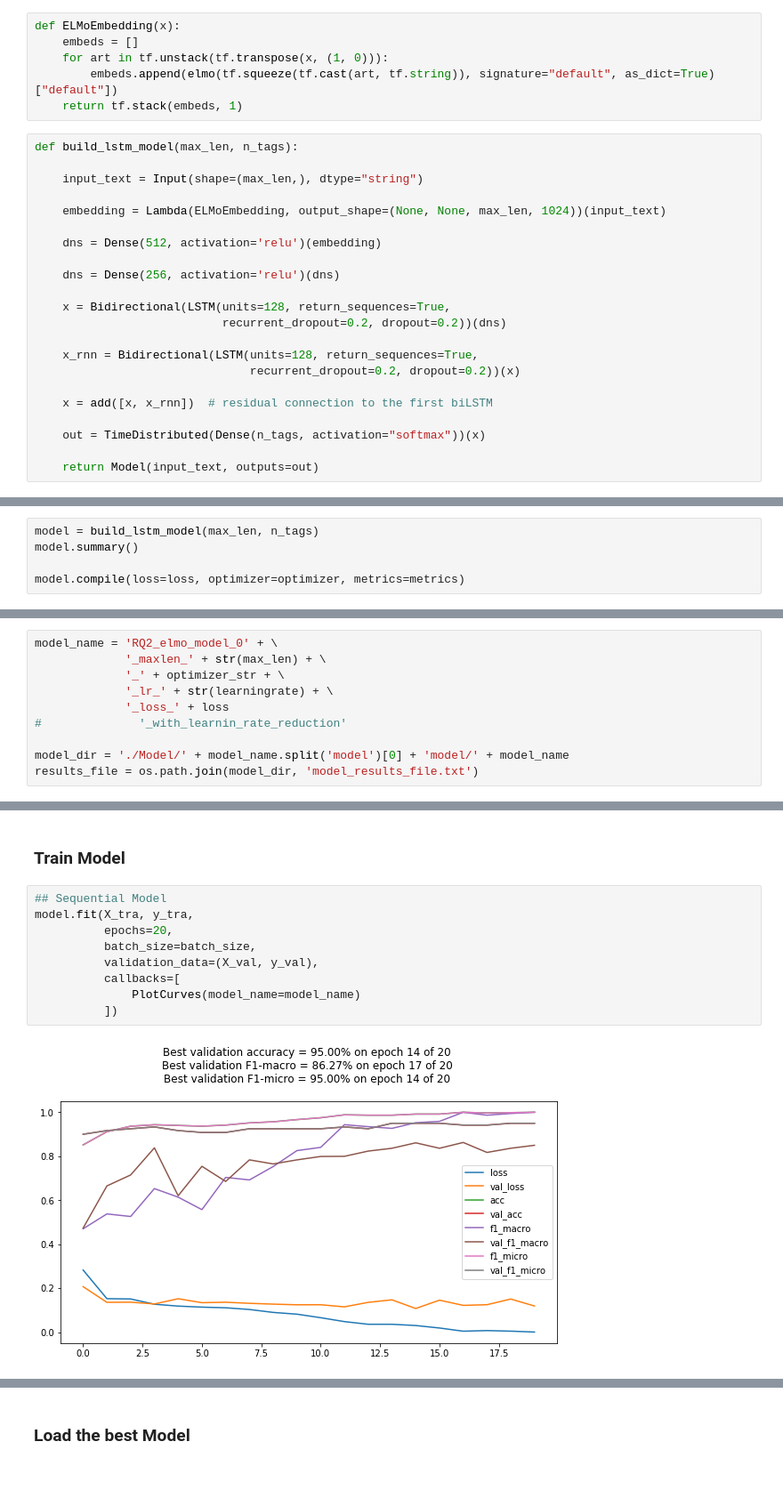
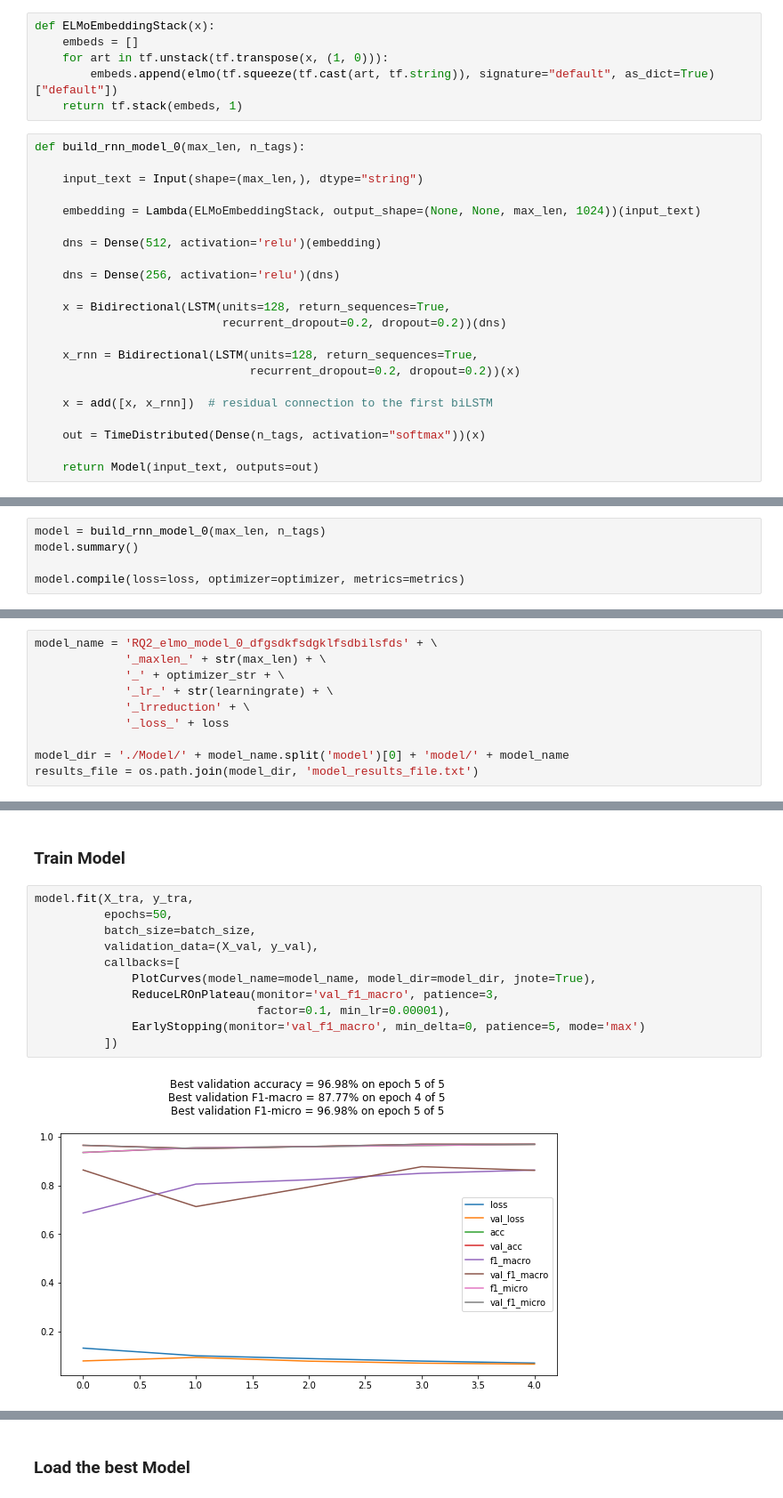
Before and after one commit to simgeekiz/Master_Thesis, a Jupyter notebook: RQ2-ELMO.ipynb, the cells around one changed output, grey strips where cells are left out. Shown at 89% size. Saved outputs shown, nothing was run; the diff lists cells and outputs as text.

```diff
--- a/RQ2-ELMO.ipynb
+++ b/RQ2-ELMO.ipynb
@@ -84,17 +86,17 @@ elmo = hub.Module("https://tfhub.dev/google/elmo/2", trainable=True)
 # %% [markdown]
 ## Build Model
 # %%
-def ELMoEmbedding(x):
+def ELMoEmbeddingStack(x):
     embeds = []
     for art in tf.unstack(tf.transpose(x, (1, 0))):
         embeds.append(elmo(tf.squeeze(tf.cast(art, tf.string)), signature="default", as_dict=True)["default"])
     return tf.stack(embeds, 1)
 # %%
-def build_lstm_model(max_len, n_tags):
+def build_rnn_model_0(max_len, n_tags):
 
     input_text = Input(shape=(max_len,), dtype="string")
 
-    embedding = Lambda(ELMoEmbedding, output_shape=(None, None, max_len, 1024))(input_text)
+    embedding = Lambda(ELMoEmbeddingStack, output_shape=(None, None, max_len, 1024))(input_text)
 
     dns = Dense(512, activation='relu')(embedding)
 
@@ -118,7 +125,7 @@ optimizer_str = 'Adam'
 loss = 'binary_crossentropy'
 metrics = ['acc', f1_macro, f1_micro]
 # %%
-model = build_lstm_model(max_len, n_tags)
+model = build_rnn_model_0(max_len, n_tags)
 model.summary()
 
 model.compile(loss=loss, optimizer=optimizer, metrics=metrics)
@@ -125,10 +150,10 @@ model.compile(loss=loss, optimizer=optimizer, metrics=metrics)
 # %%
-model_name = 'RQ2_elmo_model_0' + \
+model_name = 'RQ2_elmo_model_0_dfgsdkfsdgklfsdbilsfds' + \
              '_maxlen_' + str(max_len) + \
              '_' + optimizer_str + \
              '_lr_' + str(learningrate) + \
+             '_lrreduction' + \
              '_loss_' + loss
-#              '_with_learnin_rate_reduction'
 
 model_dir = './Model/' + model_name.split('model')[0] + 'model/' + model_name
 results_file = os.path.join(model_dir, 'model_results_file.txt')
@@ -138,13 +160,15 @@ results_file = os.path.join(model_dir, 'model_results_file.txt')
 # %% [markdown]
 ### Train Model
 # %%
-## Sequential Model
 model.fit(X_tra, y_tra,
-          epochs=20,
+          epochs=50,
           batch_size=batch_size,
           validation_data=(X_val, y_val),
           callbacks=[
-              PlotCurves(model_name=model_name)
+              PlotCurves(model_name=model_name, model_dir=model_dir, jnote=True),
+              ReduceLROnPlateau(monitor='val_f1_macro', patience=3,
+                                factor=0.1, min_lr=0.00001),
+              EarlyStopping(monitor='val_f1_macro', min_delta=0, patience=5, mode='max')
           ])
 # %% [output]
-[figure, old version]
+[figure, new version]
```
Also changed, not shown: parts of 6 cells of this notebook, 5 other files.
